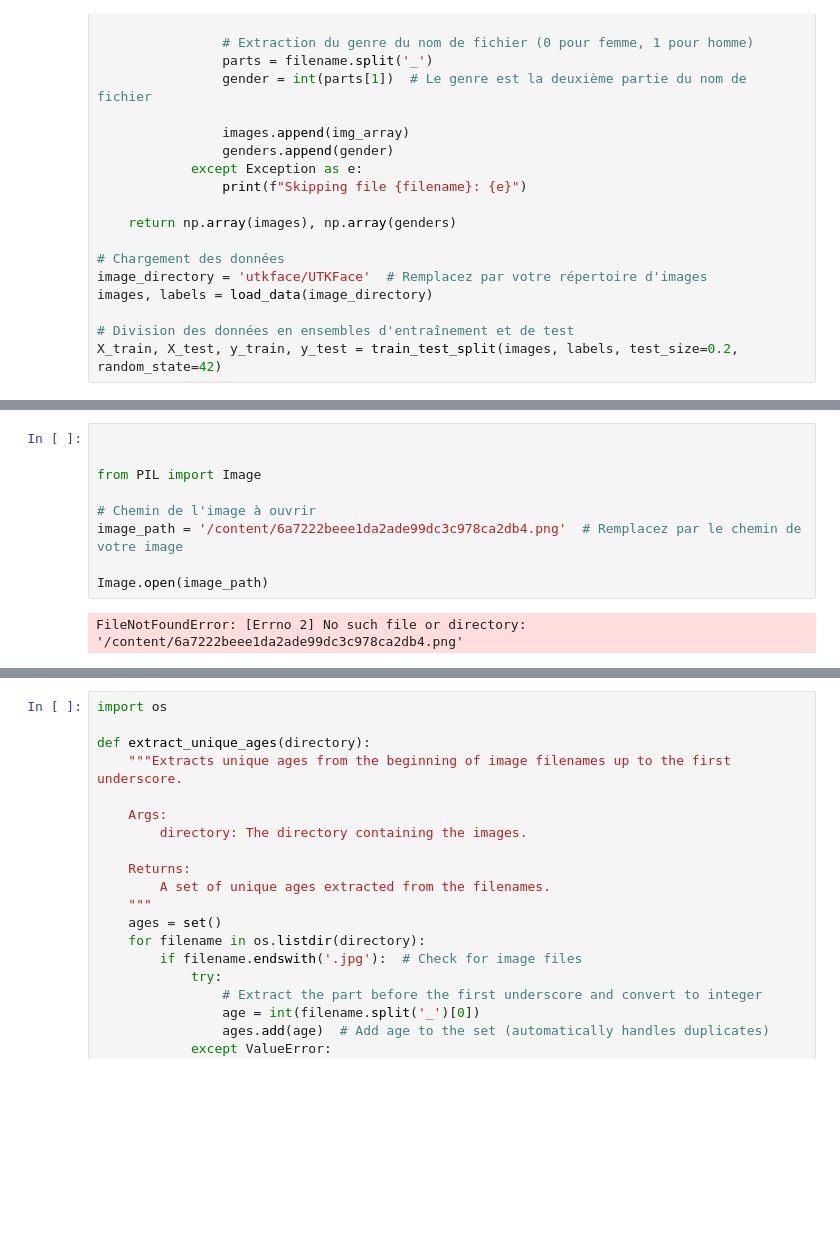
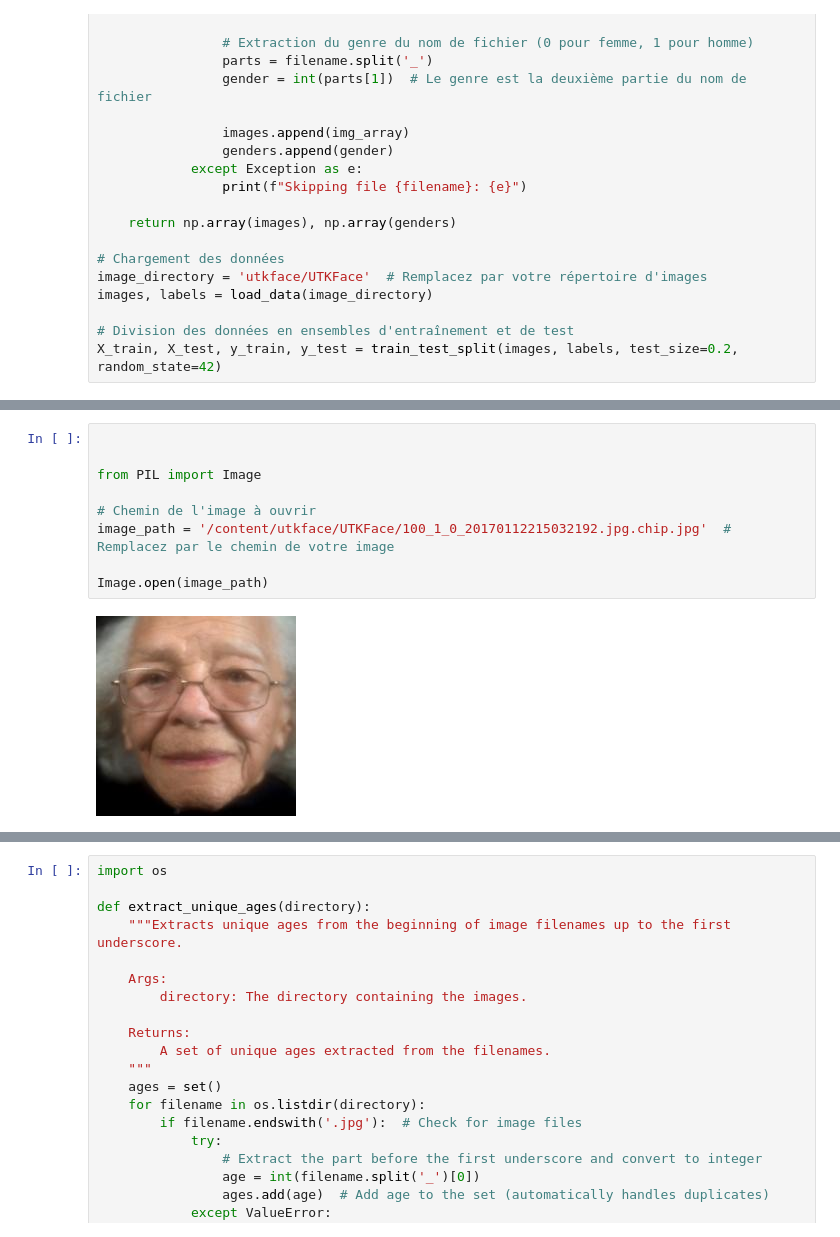
Before and after one commit to JagoOgaj/SAE_S5, a Jupyter notebook: model/model.ipynb, the cells around one changed output, grey strips where cells are left out. Cells and saved outputs as stored; diff of their text form; blank space fills up the shorter version.

```diff
--- a/model/model.ipynb
+++ b/model/model.ipynb
@@ -285,11 +268,11 @@ Exactitude sur le jeu de test : 0.89
 # %%
 
 
 from PIL import Image
 
 # Chemin de l'image à ouvrir
-image_path = '/content/6a7222beee1da2ade99dc3c978ca2db4.png'  # Remplacez par le chemin de votre image
+image_path = '/content/utkface/UTKFace/100_1_0_20170112215032192.jpg.chip.jpg'  # Remplacez par le chemin de votre image
 
 Image.open(image_path)
 # %% [output]
-FileNotFoundError: [Errno 2] No such file or directory: '/content/6a7222beee1da2ade99dc3c978ca2db4.png'
+[figure, added]
```
Also changed, not shown: parts of 6 cells of this notebook.
